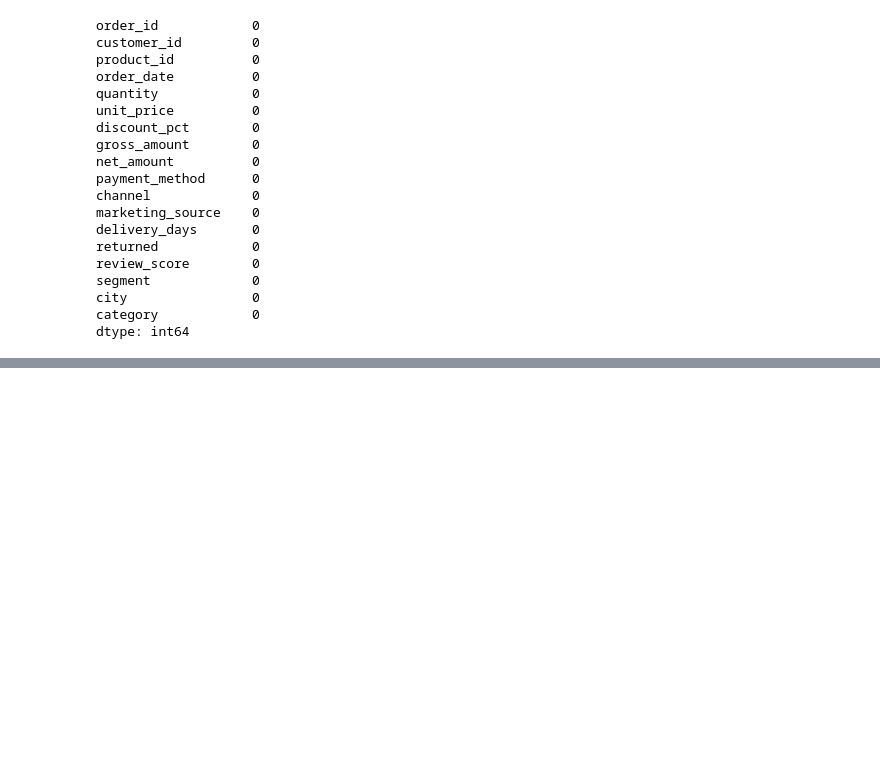
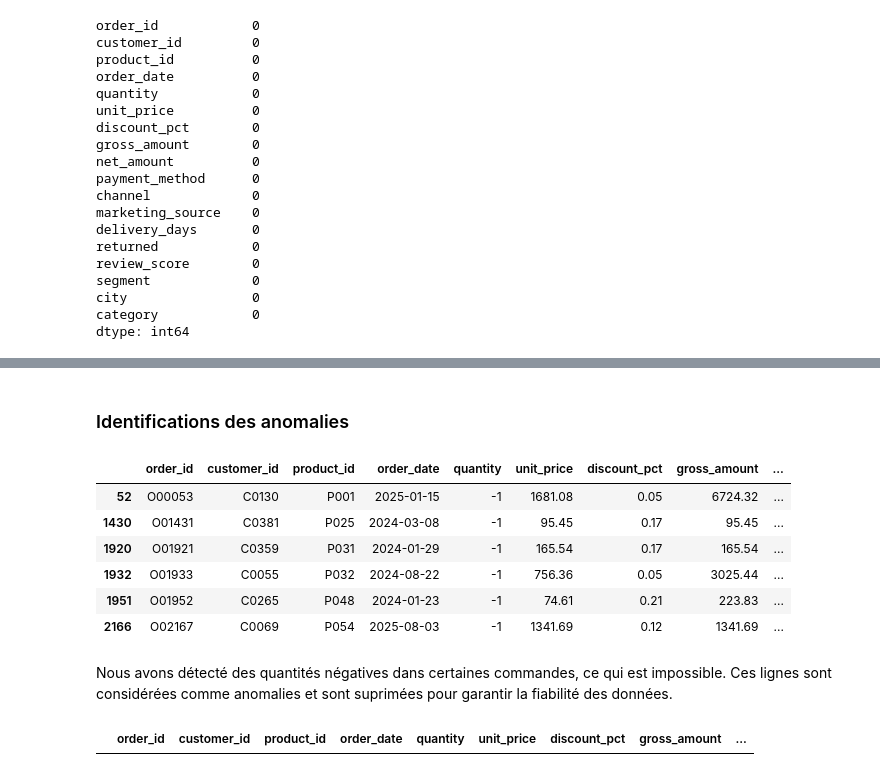
Before and after one commit to Poincare008/Mini_Projet_Pandas, a Jupyter notebook: Mini_Projet_Pandas.ipynb, the cells around one changed output, grey strips where cells are left out. Saved outputs shown, nothing was run; the diff lists cells and outputs as text; code cells hidden in the pictures; blank space fills up the shorter version.

```diff
--- a/Mini_Projet_Pandas.ipynb
+++ b/Mini_Projet_Pandas.ipynb
@@ -445,0 +358,15 @@ order_lines.to_csv("C:/Users/hp/Documents/Mini_Projet_Pandas/data/processed/orde
+# %% [markdown]
+### Identifications des anomalies
+# %%
+order_lines[order_lines["quantity"]<=0]
+# %% [output]
+|  | order_id | customer_id | product_id | order_date | quantity | unit_price | discount_pct | gross_amount | ... |
+| 52 | O00053 | C0130 | P001 | 2025-01-15 | -1 | 1681.08 | 0.05 | 6724.32 | ... |
+| 1430 | O01431 | C0381 | P025 | 2024-03-08 | -1 | 95.45 | 0.17 | 95.45 | ... |
+| 1920 | O01921 | C0359 | P031 | 2024-01-29 | -1 | 165.54 | 0.17 | 165.54 | ... |
+| 1932 | O01933 | C0055 | P032 | 2024-08-22 | -1 | 756.36 | 0.05 | 3025.44 | ... |
+| 1951 | O01952 | C0265 | P048 | 2024-01-23 | -1 | 74.61 | 0.21 | 223.83 | ... |
+| 2166 | O02167 | C0069 | P054 | 2025-08-03 | -1 | 1341.69 | 0.12 | 1341.69 | ... |
+# %% [markdown]
+Nous avons détecté des quantités négatives dans certaines commandes, ce qui est impossible.
+Ces lignes sont considérées comme anomalies et sont suprimées pour garantir la fiabilité des données.
@@ -445,0 +375,4 @@ order_lines.to_csv("C:/Users/hp/Documents/Mini_Projet_Pandas/data/processed/orde
+# %%
+order_lines[order_lines["quantity"]<=0]
+# %% [output]
+|  | order_id | customer_id | product_id | order_date | quantity | unit_price | discount_pct | gross_amount | ... |
```
Also changed, not shown: parts of 63 cells of this notebook, 1 other file.
